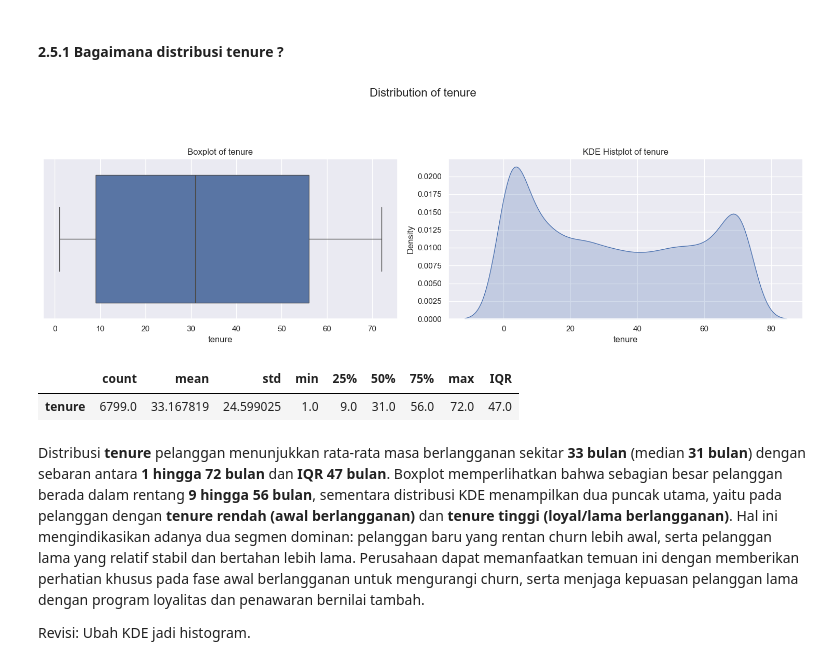
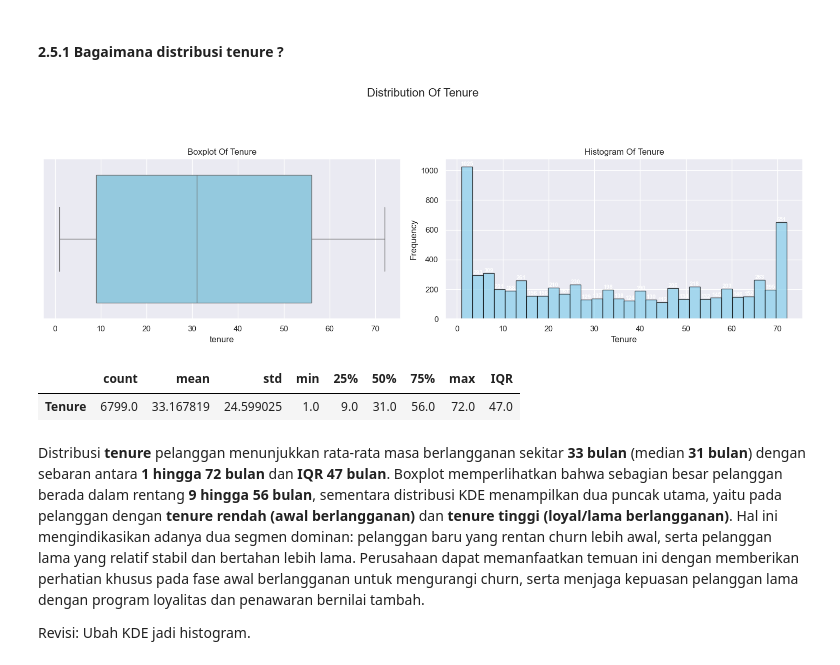
Before and after one commit to hansdarmawann/AlphaGroup_JC_DS_FT_BSD_26_FinalProject, a Jupyter notebook: Notebook/Section 2.ipynb, the cells around one changed output. Cells and saved outputs as stored; diff of their text form; code cells hidden in the pictures.

```diff
--- a/Notebook/Section 2.ipynb
+++ b/Notebook/Section 2.ipynb
@@ -393,11 +451,11 @@ Untuk variabel kategorikal, fungsi plot_countplot_with_hue digunakan. Fungsi ini
 # %% [markdown]
 #### 2.5.1 Bagaimana distribusi tenure ?
 # %%
-plot_box_and_kde(df, 'tenure')
+plot_box_and_hist(df, 'tenure')
 # %% [output]
-[figure, old version]
+[figure, new version]
 |  | count | mean | std | min | 25% | 50% | 75% | max | IQR |
-| tenure | 6799.0 | 33.167819 | 24.599025 | 1.0 | 9.0 | 31.0 | 56.0 | 72.0 | 47.0 |
+| Tenure | 6799.0 | 33.167819 | 24.599025 | 1.0 | 9.0 | 31.0 | 56.0 | 72.0 | 47.0 |
 # %% [markdown]
 Distribusi **tenure** pelanggan menunjukkan rata-rata masa berlangganan sekitar **33 bulan** (median **31 bulan**) dengan sebaran antara **1 hingga 72 bulan** dan **IQR 47 bulan**. Boxplot memperlihatkan bahwa sebagian besar pelanggan berada dalam rentang **9 hingga 56 bulan**, sementara distribusi KDE menampilkan dua puncak utama, yaitu pada pelanggan dengan **tenure rendah (awal berlangganan)** dan **tenure tinggi (loyal/lama berlangganan)**. Hal ini mengindikasikan adanya dua segmen dominan: pelanggan baru yang rentan churn lebih awal, serta pelanggan lama yang relatif stabil dan bertahan lebih lama. Perusahaan dapat memanfaatkan temuan ini dengan memberikan perhatian khusus pada fase awal berlangganan untuk mengurangi churn, serta menjaga kepuasan pelanggan lama dengan program loyalitas dan penawaran bernilai tambah.
 
```
Also changed, not shown: parts of 44 cells of this notebook.
